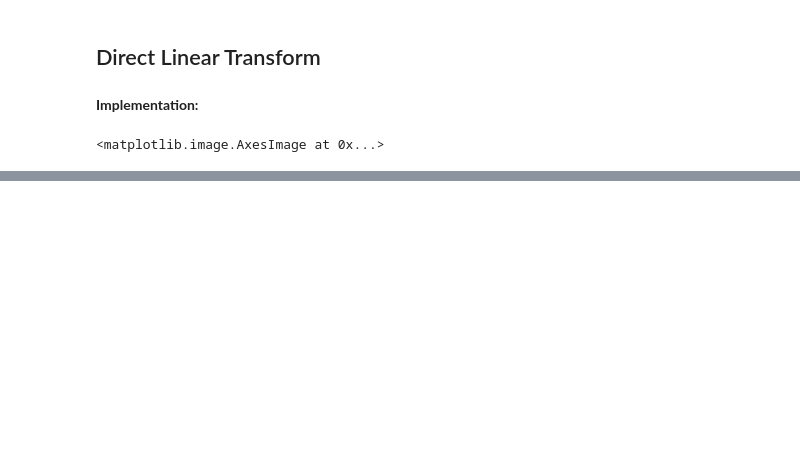
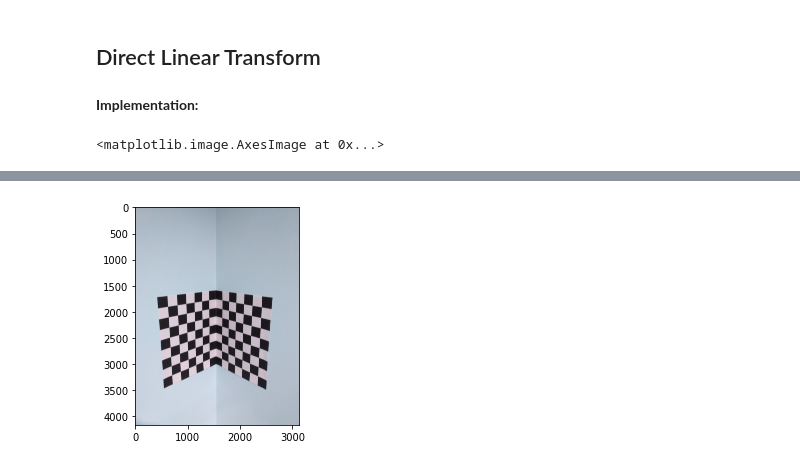
Before and after one commit to joaoalegria1/calibration, a Jupyter notebook: 1. Camera Calibration.ipynb, the cells around one changed output, grey strips where cells are left out. Drawn from its saved outputs; the diff is of its cells as text; code cells hidden in the pictures; blank space fills up the shorter version.

```diff
--- a/1. Camera Calibration.ipynb
+++ b/1. Camera Calibration.ipynb
@@ -19,7 +17,7 @@ ImportError: DLL load failed while importing cv2: Impossível localizar o módul
 **Implementation:**
 # %%
 #Import the image
-img = cv2.imread("calobject.jpg")
+img = cv2.imread("images/calib_object.jpg")
 # convert it to gray scale
 gray = cv2.cvtColor(img,cv2.COLOR_BGR2GRAY)
 plt.imshow(img)
@@ -29,3 +26,4 @@ plt.imshow(img)
+[figure, added]
 # %%
 dst = cv2.cornerHarris(gray,2,3,0.07)
 #result is dilated for marking the corners, not important
```
Also changed, not shown: parts of 3 cells of this notebook, 57 other files.
